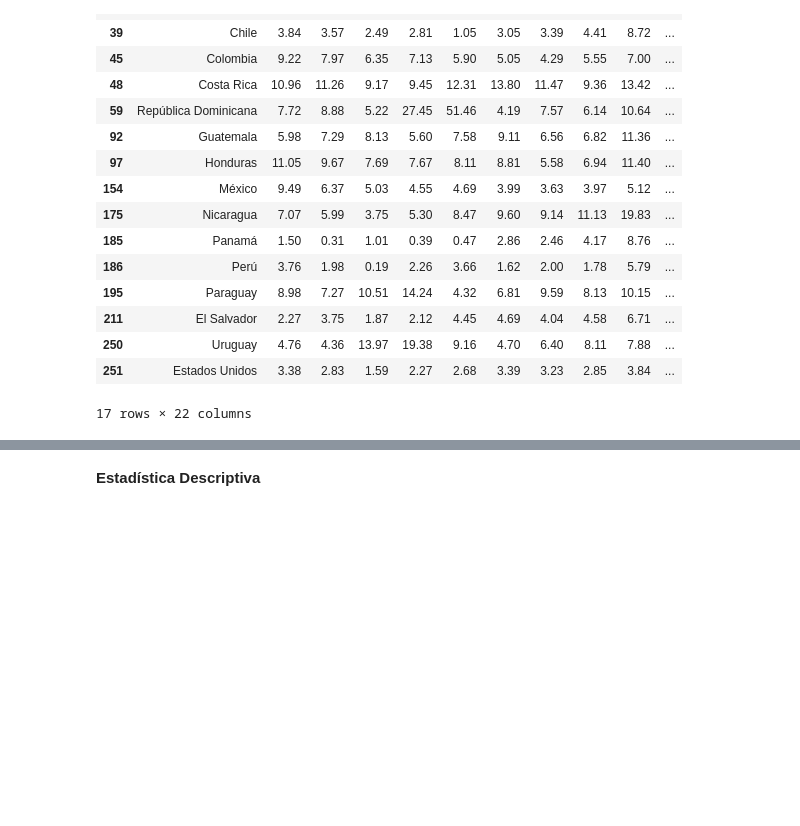
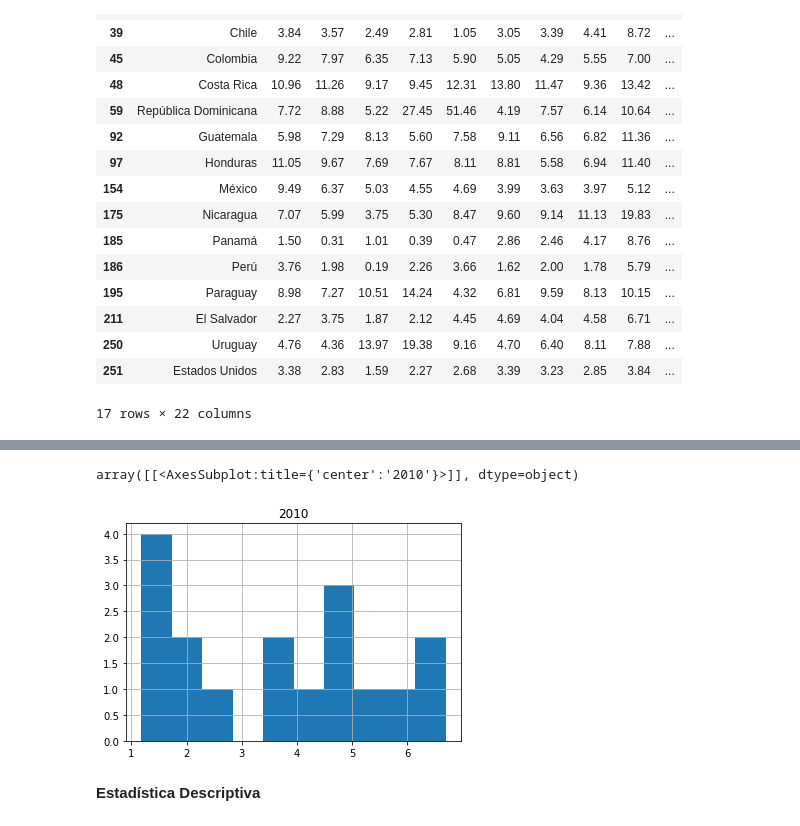
Before and after one commit to PES-BG-2022/proyecto-y-automate-excel-files, a Jupyter notebook: code.ipynb, the cells around one changed output, grey strips where cells are left out. Saved outputs shown, nothing was run; the diff lists cells and outputs as text; code cells hidden in the pictures; blank space fills up the shorter version.

```diff
--- a/code.ipynb
+++ b/code.ipynb
@@ -67,3 +88,8 @@ salida
+# %%
+salida.hist("2010")
+# %% [output]
+array([[<AxesSubplot:title={'center':'2010'}>]], dtype=object)
+[figure, added]
 # %%
 # Datos para un grupo de países seleccionados:
 #df_selec_pais = anio
```
Also changed, not shown: parts of 1 cell of this notebook, 4 other files.
